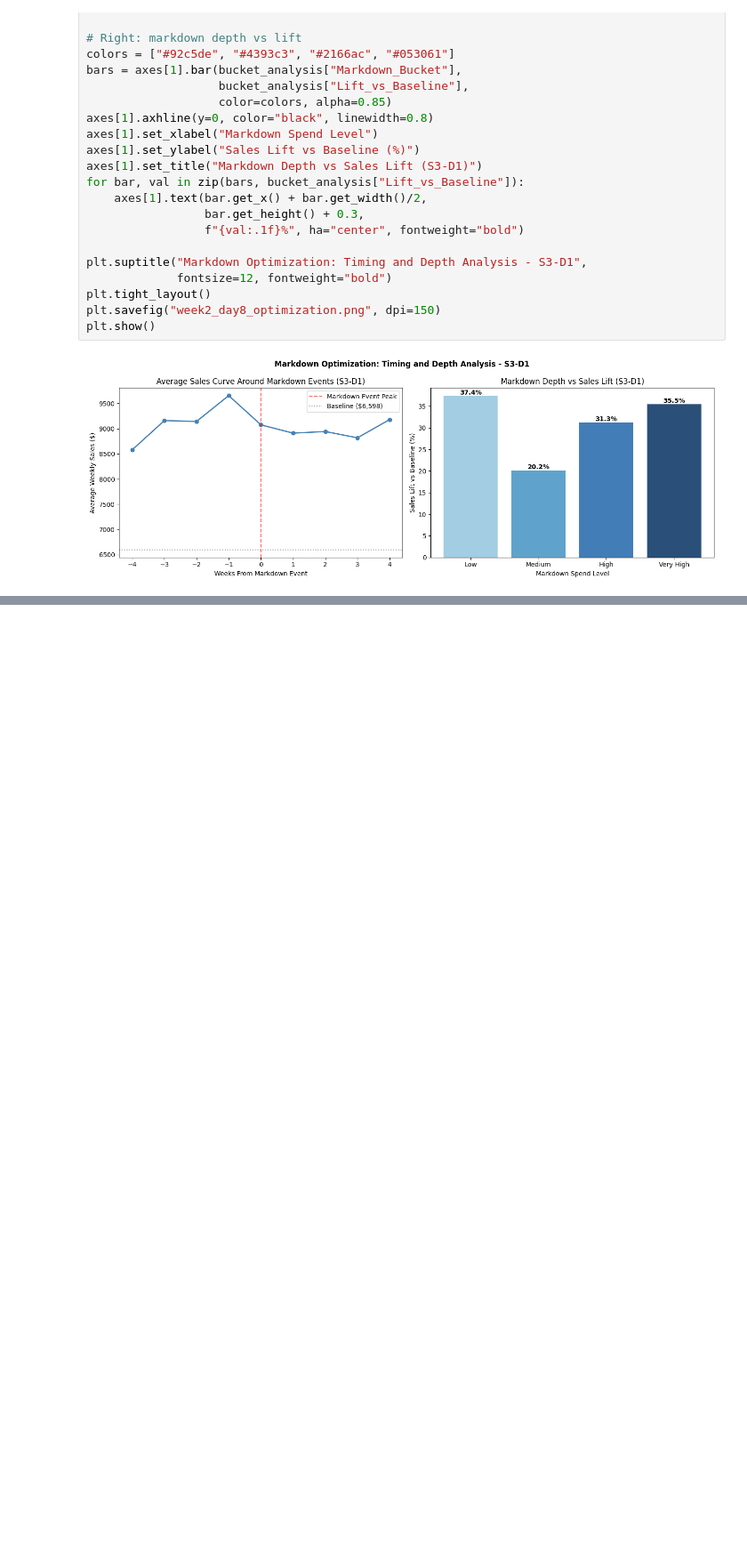
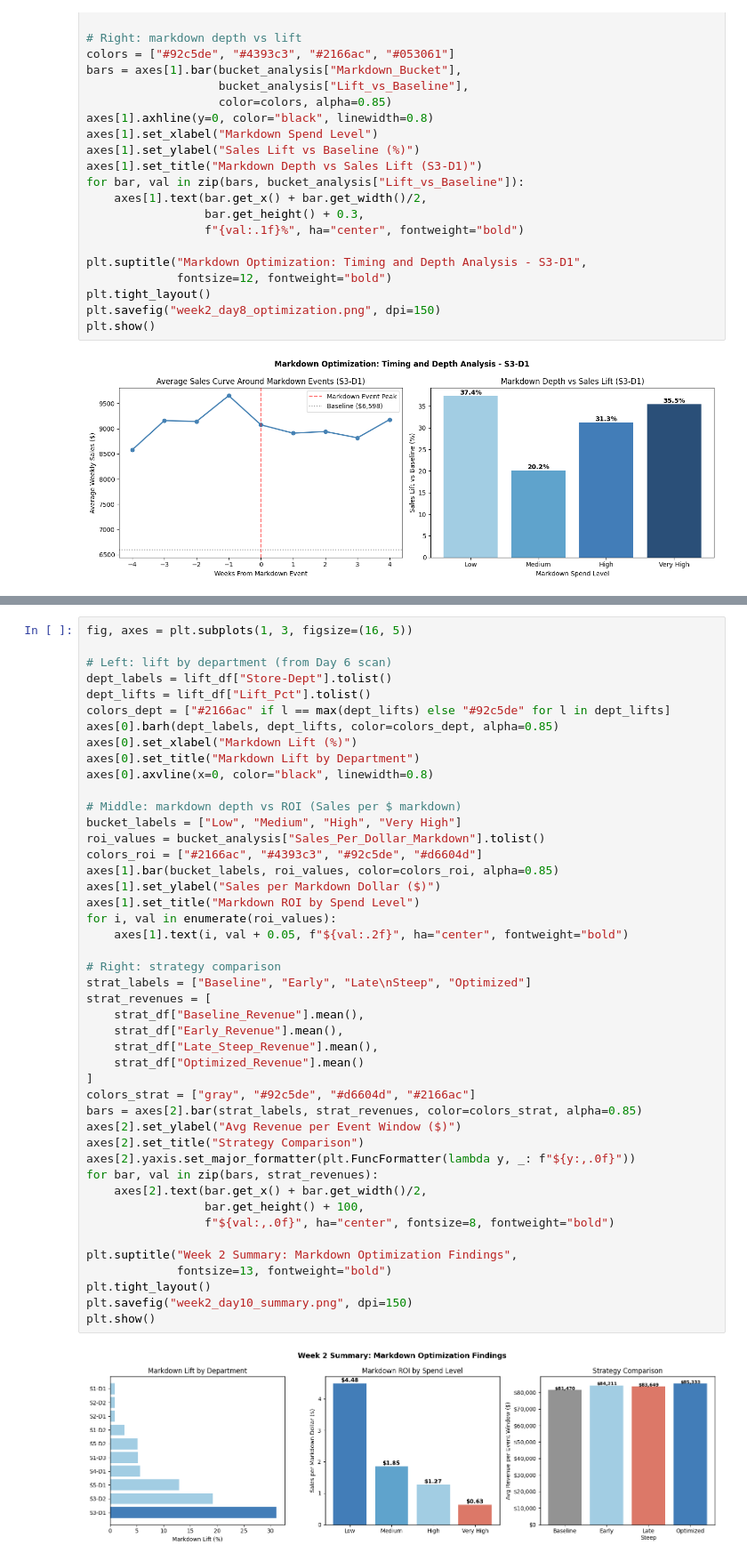
Before and after one commit to Snjkmr162/The_Pricing_Analytics_Toolkit, a Jupyter notebook: notebooks/week2_markdown/Week2_Markdown_Optimization.ipynb, the cells around one changed output, grey strips where cells are left out. Shown at 89% size. Drawn from its saved outputs; the diff is of its cells as text; blank space fills up the shorter version.

```diff
--- a/notebooks/week2_markdown/Week2_Markdown_Optimization.ipynb
+++ b/notebooks/week2_markdown/Week2_Markdown_Optimization.ipynb
@@ -375,0 +552,47 @@ plt.show()
+# %%
+fig, axes = plt.subplots(1, 3, figsize=(16, 5))
+
+# Left: lift by department (from Day 6 scan)
+dept_labels = lift_df["Store-Dept"].tolist()
+dept_lifts = lift_df["Lift_Pct"].tolist()
+colors_dept = ["#2166ac" if l == max(dept_lifts) else "#92c5de" for l in dept_lifts]
+axes[0].barh(dept_labels, dept_lifts, color=colors_dept, alpha=0.85)
+axes[0].set_xlabel("Markdown Lift (%)")
+axes[0].set_title("Markdown Lift by Department")
+axes[0].axvline(x=0, color="black", linewidth=0.8)
+
+# Middle: markdown depth vs ROI (Sales per $ markdown)
+bucket_labels = ["Low", "Medium", "High", "Very High"]
+roi_values = bucket_analysis["Sales_Per_Dollar_Markdown"].tolist()
+colors_roi = ["#2166ac", "#4393c3", "#92c5de", "#d6604d"]
+axes[1].bar(bucket_labels, roi_values, color=colors_roi, alpha=0.85)
+axes[1].set_ylabel("Sales per Markdown Dollar ($)")
+axes[1].set_title("Markdown ROI by Spend Level")
+for i, val in enumerate(roi_values):
+    axes[1].text(i, val + 0.05, f"${val:.2f}", ha="center", fontweight="bold")
+
+# Right: strategy comparison
+strat_labels = ["Baseline", "Early", "Late\nSteep", "Optimized"]
+strat_revenues = [
+    strat_df["Baseline_Revenue"].mean(),
+    strat_df["Early_Revenue"].mean(),
+    strat_df["Late_Steep_Revenue"].mean(),
+    strat_df["Optimized_Revenue"].mean()
+]
+colors_strat = ["gray", "#92c5de", "#d6604d", "#2166ac"]
+bars = axes[2].bar(strat_labels, strat_revenues, color=colors_strat, alpha=0.85)
+axes[2].set_ylabel("Avg Revenue per Event Window ($)")
+axes[2].set_title("Strategy Comparison")
+axes[2].yaxis.set_major_formatter(plt.FuncFormatter(lambda y, _: f"${y:,.0f}"))
+for bar, val in zip(bars, strat_revenues):
+    axes[2].text(bar.get_x() + bar.get_width()/2,
+                 bar.get_height() + 100,
+                 f"${val:,.0f}", ha="center", fontsize=8, fontweight="bold")
+
+plt.suptitle("Week 2 Summary: Markdown Optimization Findings",
+             fontsize=13, fontweight="bold")
+plt.tight_layout()
+plt.savefig("week2_day10_summary.png", dpi=150)
+plt.show()
+# %% [output]
+[figure, added]
```
Also changed, not shown: parts of 4 cells of this notebook.
